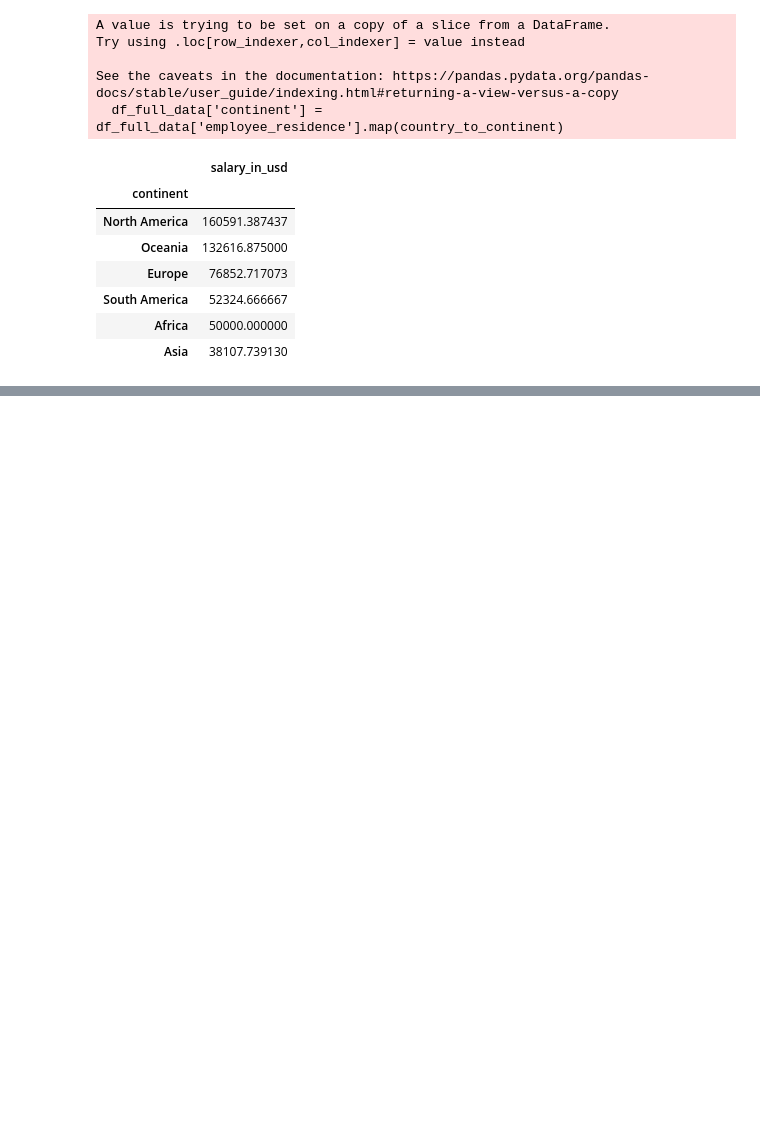
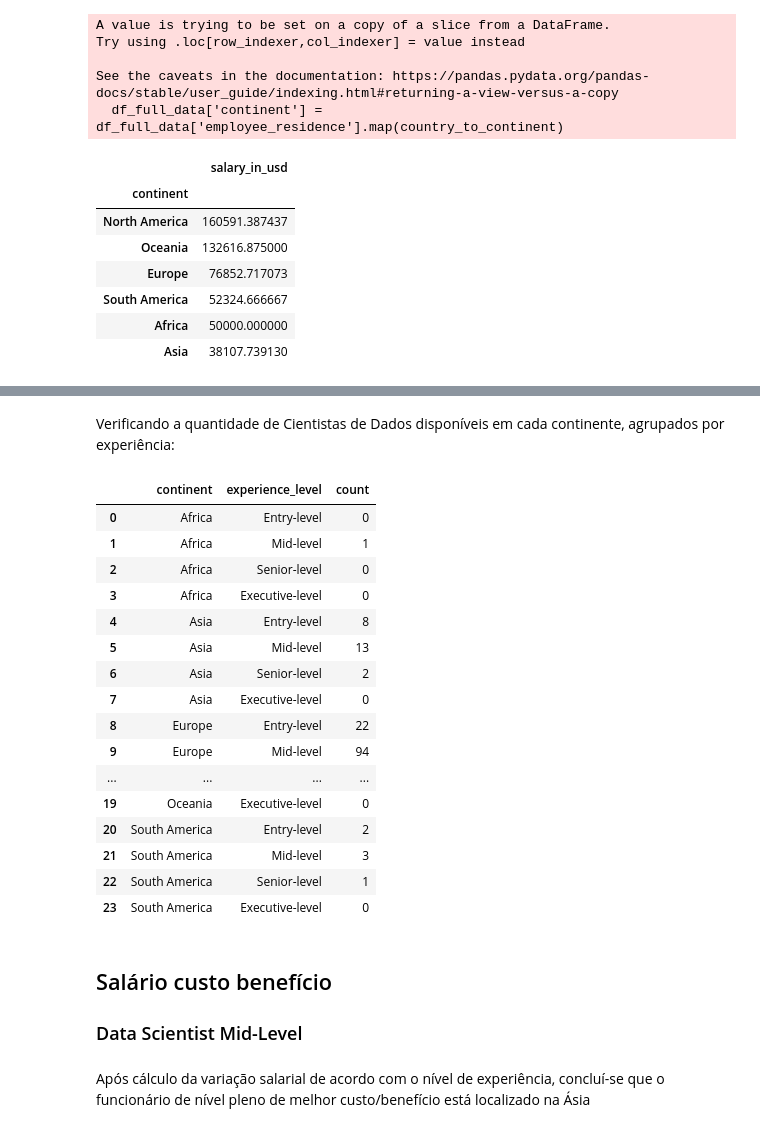
Before and after one commit to orafaelvinicius/Ada_tech, a Jupyter notebook: Tecnicas de programação I/Pasta Geral/Projeto/Projeto.ipynb, the cells around one changed output, grey strips where cells are left out. Saved outputs shown, nothing was run; the diff lists cells and outputs as text; code cells hidden in the pictures; blank space fills up the shorter version.

```diff
--- a/Tecnicas de programação I/Pasta Geral/Projeto/Projeto.ipynb
+++ b/Tecnicas de programação I/Pasta Geral/Projeto/Projeto.ipynb
@@ -474 +472,28 @@ df_full_data.groupby(['continent', 'experience_level']).size().reset_index(name=
+# %% [markdown]
+Verificando a quantidade de Cientistas de Dados disponíveis em cada continente, agrupados por experiência:
+# %%
+df_full_data.groupby(['continent', 'experience_level'], observed=False).size().reset_index(name='count')
+# %% [output]
+|  | continent | experience_level | count |
+| 0 | Africa | Entry-level | 0 |
+| 1 | Africa | Mid-level | 1 |
+| 2 | Africa | Senior-level | 0 |
+| 3 | Africa | Executive-level | 0 |
+| 4 | Asia | Entry-level | 8 |
+| 5 | Asia | Mid-level | 13 |
+| 6 | Asia | Senior-level | 2 |
+| 7 | Asia | Executive-level | 0 |
+| 8 | Europe | Entry-level | 22 |
+| 9 | Europe | Mid-level | 94 |
+| ... | ... | ... | ... |
+| 19 | Oceania | Executive-level | 0 |
+| 20 | South America | Entry-level | 2 |
+| 21 | South America | Mid-level | 3 |
+| 22 | South America | Senior-level | 1 |
+| 23 | South America | Executive-level | 0 |
+# %% [markdown]
+## Salário custo benefício
+### Data Scientist Mid-Level
+# %% [markdown]
+Após cálculo da variação salarial de acordo com o nível de experiência, concluí-se que o funcionário de nível pleno de melhor custo/benefício está localizado na Ásia
 # %%
```
Also changed, not shown: parts of 47 cells of this notebook.
